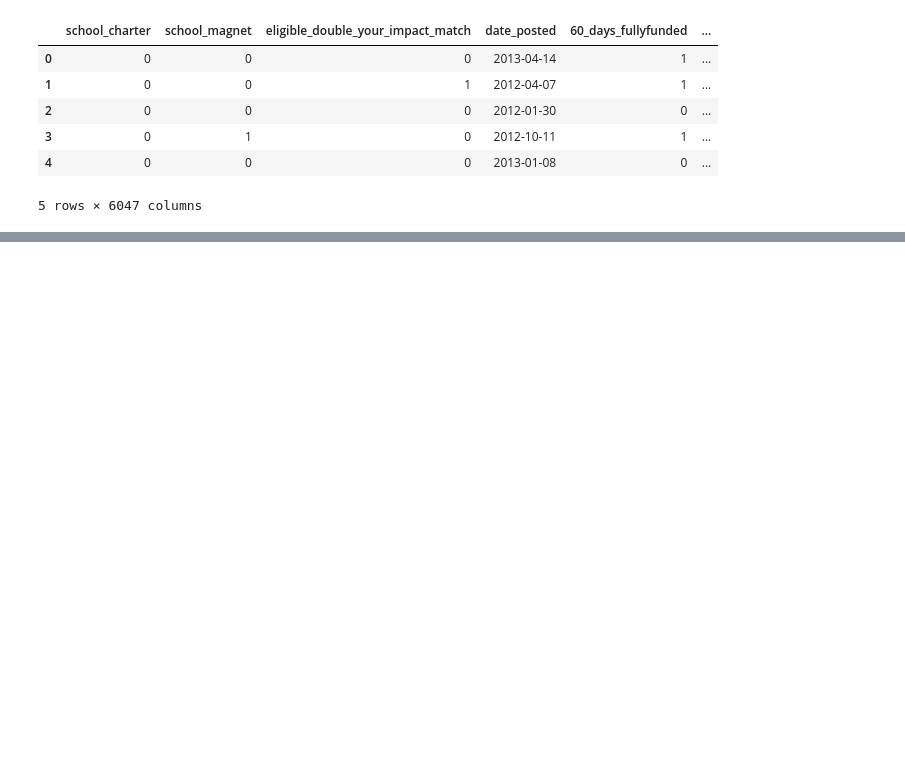
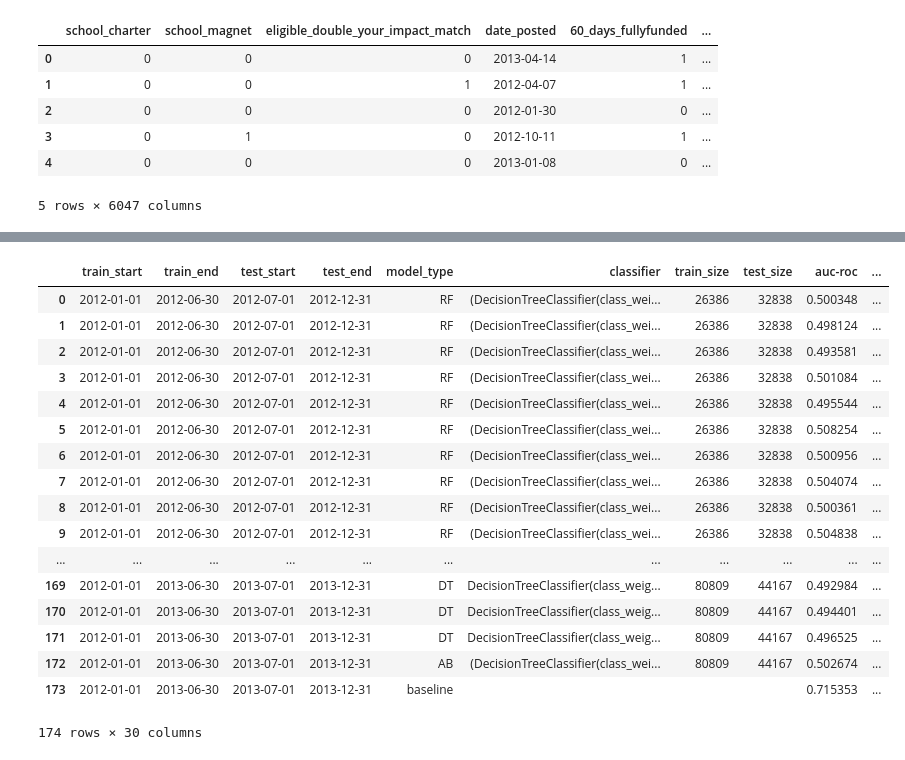
Before and after one commit to b-ganesh/ml_spring19, a Jupyter notebook: assignment3/assignment3.ipynb, the cells around one changed output, grey strips where cells are left out. Cells and saved outputs as stored; diff of their text form; code cells hidden in the pictures; blank space fills up the shorter version.

```diff
--- a/assignment3/assignment3.ipynb
+++ b/assignment3/assignment3.ipynb
@@ -250 +244,20 @@ test_grid = {
+# %%
+models_to_run = ['RF', 'AB', 'LR', 'SVM', 'DT', 'KNN']
+
+classifiers = {'RF': ensemble.RandomForestClassifier(n_estimators=50, n_jobs=-1),
+    'LR': linear_model.LogisticRegression(penalty='l1', C=1e5),
+    'SVM': svm.LinearSVC(tol= 1e-5, random_state=0),
+    'AB': ensemble.AdaBoostClassifier(tree.DecisionTreeClassifier(max_depth=1), algorithm="SAMME", n_estimators=200),
+    'DT': tree.DecisionTreeClassifier(),
+    'KNN': neighbors.KNeighborsClassifier(n_neighbors=3),
+        }
+
+parameters = {
+    'RF':{'n_estimators': [10,100], 'max_depth': [5, 20, 100], 'max_features': ['sqrt','log2'],'min_samples_split': [2,10], 'n_jobs': [-1]},
+    'LR': { 'penalty': ['l1','l2'], 'C': [0.001,0.1,1,10]},
+    'AB': { 'algorithm': ['SAMME'], 'n_estimators': [1]},
+    'DT': {'criterion': ['gini', 'entropy'], 'max_depth': [1,10,20,100],'min_samples_split': [2,5,10]},
+    'SVM' :{'C' :[0.01]},
+    'KNN' :{'n_neighbors': [25],'weights': ['uniform','distance'],'algorithm': ['ball_tree']},
+           }
 # %%
@@ -328,0 +316,5 @@ selected_features
+# %%
+start_time_6mo = '2012-01-01'
+end_time_6mo = '2013-12-31'
+prediction_windows = 6
+temp_split_6mo = library.temporal_validate(start_time_6mo, end_time_6mo, [6])
@@ -328,0 +341,4 @@ selected_features
+# %%
+models_to_run_6mo = ['RF','LR', 'DT', 'AB']
+# %%
+results_df_6mo, params_6mo = library.create_temporal_eval_table(models_to_run_6mo, classifiers, parameters, donors_df, '60_days_fullyfunded', temp_split_6mo, 'date_posted', "final_tables_6mo_2.csv")
@@ -328,0 +358,21 @@ selected_features
+# %%
+results_df_6mo
+# %% [output]
+|  | train_start | train_end | test_start | test_end | model_type | classifier | train_size | test_size | auc-roc | ... |
+| 0 | 2012-01-01 | 2012-06-30 | 2012-07-01 | 2012-12-31 | RF | (DecisionTreeClassifier(class_wei... | 26386 | 32838 | 0.500348 | ... |
+| 1 | 2012-01-01 | 2012-06-30 | 2012-07-01 | 2012-12-31 | RF | (DecisionTreeClassifier(class_wei... | 26386 | 32838 | 0.498124 | ... |
+| 2 | 2012-01-01 | 2012-06-30 | 2012-07-01 | 2012-12-31 | RF | (DecisionTreeClassifier(class_wei... | 26386 | 32838 | 0.493581 | ... |
+| 3 | 2012-01-01 | 2012-06-30 | 2012-07-01 | 2012-12-31 | RF | (DecisionTreeClassifier(class_wei... | 26386 | 32838 | 0.501084 | ... |
+| 4 | 2012-01-01 | 2012-06-30 | 2012-07-01 | 2012-12-31 | RF | (DecisionTreeClassifier(class_wei... | 26386 | 32838 | 0.495544 | ... |
+| 5 | 2012-01-01 | 2012-06-30 | 2012-07-01 | 2012-12-31 | RF | (DecisionTreeClassifier(class_wei... | 26386 | 32838 | 0.508254 | ... |
+| 6 | 2012-01-01 | 2012-06-30 | 2012-07-01 | 2012-12-31 | RF | (DecisionTreeClassifier(class_wei... | 26386 | 32838 | 0.500956 | ... |
+| 7 | 2012-01-01 | 2012-06-30 | 2012-07-01 | 2012-12-31 | RF | (DecisionTreeClassifier(class_wei... | 26386 | 32838 | 0.504074 | ... |
+| 8 | 2012-01-01 | 2012-06-30 | 2012-07-01 | 2012-12-31 | RF | (DecisionTreeClassifier(class_wei... | 26386 | 32838 | 0.500361 | ... |
+| 9 | 2012-01-01 | 2012-06-30 | 2012-07-01 | 2012-12-31 | RF | (DecisionTreeClassifier(class_wei... | 26386 | 32838 | 0.504838 | ... |
+| ... | ... | ... | ... | ... | ... | ... | ... | ... | ... | ... |
+| 169 | 2012-01-01 | 2013-06-30 | 2013-07-01 | 2013-12-31 | DT | DecisionTreeClassifier(class_weig... | 80809 | 44167 | 0.492984 | ... |
+| 170 | 2012-01-01 | 2013-06-30 | 2013-07-01 | 2013-12-31 | DT | DecisionTreeClassifier(class_weig... | 80809 | 44167 | 0.494401 | ... |
+| 171 | 2012-01-01 | 2013-06-30 | 2013-07-01 | 2013-12-31 | DT | DecisionTreeClassifier(class_weig... | 80809 | 44167 | 0.496525 | ... |
+| 172 | 2012-01-01 | 2013-06-30 | 2013-07-01 | 2013-12-31 | AB | (DecisionTreeClassifier(class_wei... | 80809 | 44167 | 0.502674 | ... |
+| 173 | 2012-01-01 | 2013-06-30 | 2013-07-01 | 2013-12-31 | baseline |  |  |  | 0.715353 | ... |
+174 rows × 30 columns
```
Also changed, not shown: parts of 50 cells of this notebook, 1 other file.
